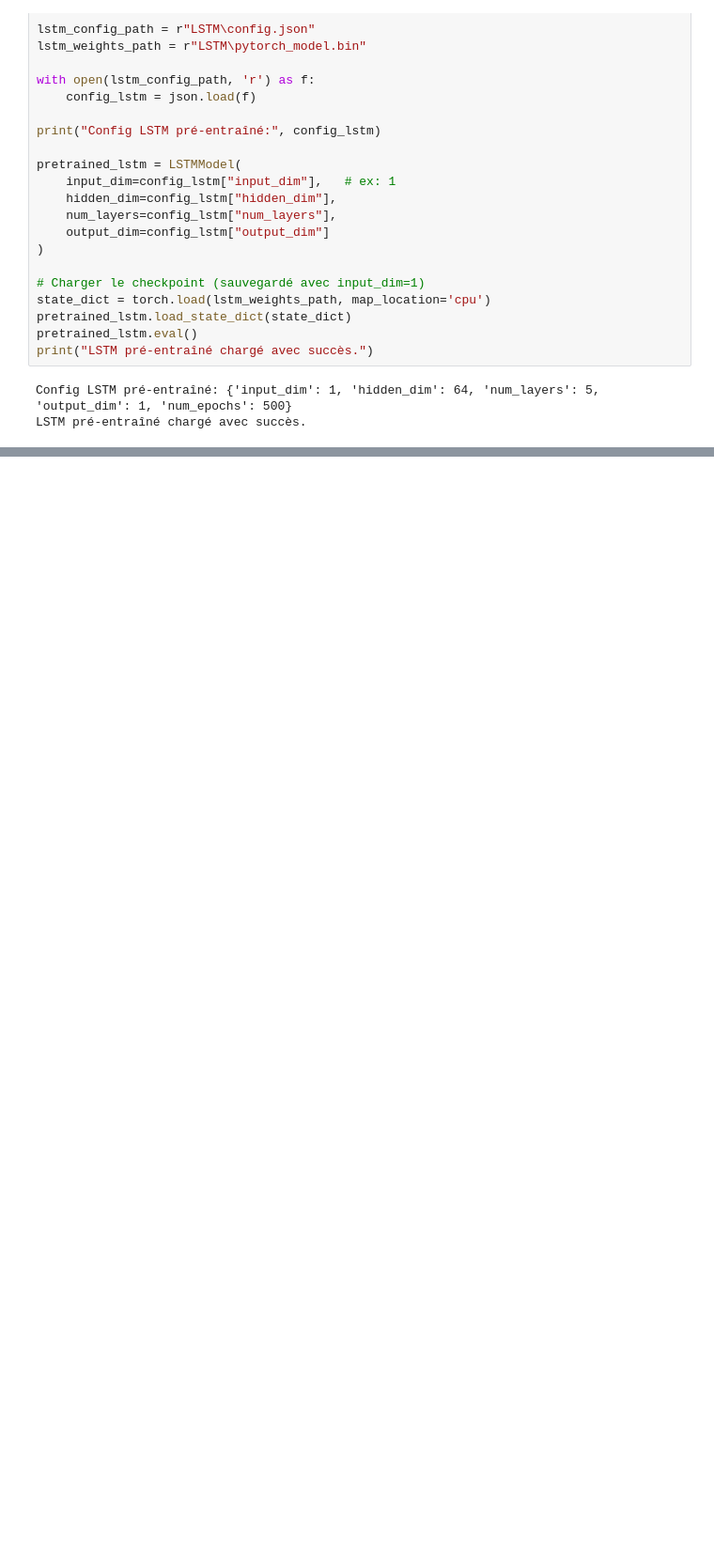
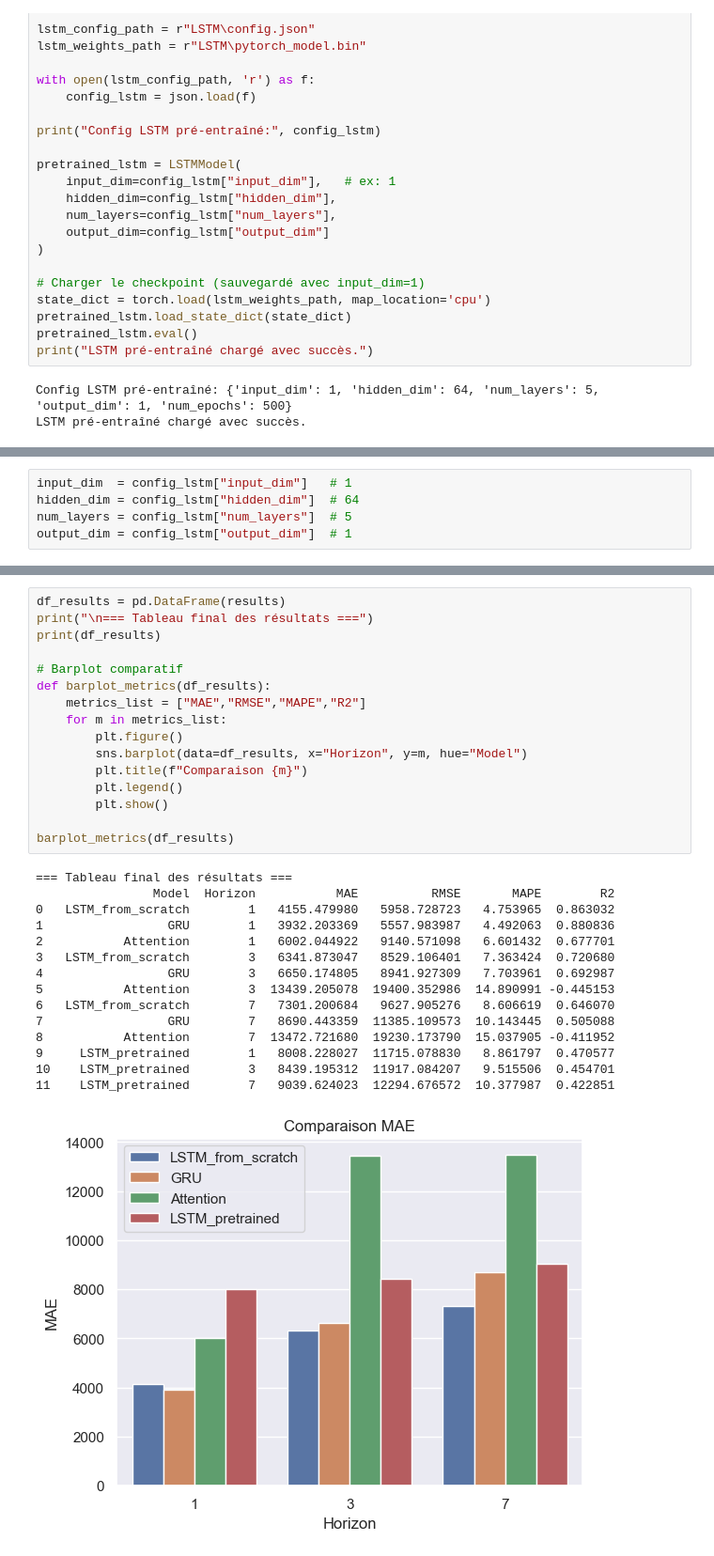
Before and after one commit to mehdisafer/LSTMvsGRUvsAttention_v2.0, a Jupyter notebook: comparaison_modeles.ipynb, the cells around one changed output, grey strips where cells are left out. Shown at 94% size. Drawn from its saved outputs; the diff is of its cells as text; blank space fills up the shorter version.

```diff
--- a/comparaison_modeles.ipynb
+++ b/comparaison_modeles.ipynb
@@ -132,0 +157,5 @@ barplot_metrics(df_results)
+# %%
+input_dim  = config_lstm["input_dim"]   # 1
+hidden_dim = config_lstm["hidden_dim"]  # 64
+num_layers = config_lstm["num_layers"]  # 5
+output_dim = config_lstm["output_dim"]  # 1
@@ -284,0 +408,32 @@ for horizon in horizons:
+# %%
+df_results = pd.DataFrame(results)
+print("\n=== Tableau final des résultats ===")
+print(df_results)
+
+# Barplot comparatif
+def barplot_metrics(df_results):
+    metrics_list = ["MAE","RMSE","MAPE","R2"]
+    for m in metrics_list:
+        plt.figure()
+        sns.barplot(data=df_results, x="Horizon", y=m, hue="Model")
+        plt.title(f"Comparaison {m}")
+        plt.legend()
+        plt.show()
+
+barplot_metrics(df_results)
+# %% [output]
+=== Tableau final des résultats ===
+                Model  Horizon           MAE          RMSE       MAPE        R2
+0   LSTM_from_scratch        1   4155.479980   5958.728723   4.753965  0.863032
+1                 GRU        1   3932.203369   5557.983987   4.492063  0.880836
+2           Attention        1   6002.044922   9140.571098   6.601432  0.677701
+3   LSTM_from_scratch        3   6341.873047   8529.106401   7.363424  0.720680
+4                 GRU        3   6650.174805   8941.927309   7.703961  0.692987
+5           Attention        3  13439.205078  19400.352986  14.890991 -0.445153
+6   LSTM_from_scratch        7   7301.200684   9627.905276   8.606619  0.646070
+7                 GRU        7   8690.443359  11385.109573  10.143445  0.505088
+8           Attention        7  13472.721680  19230.173790  15.037905 -0.411952
+9     LSTM_pretrained        1   8008.228027  11715.078830   8.861797  0.470577
+10    LSTM_pretrained        3   8439.195312  11917.084207   9.515506  0.454701
+11    LSTM_pretrained        7   9039.624023  12294.676572  10.377987  0.422851
+[figure, added]
```
Also changed, not shown: parts of 16 cells of this notebook.
